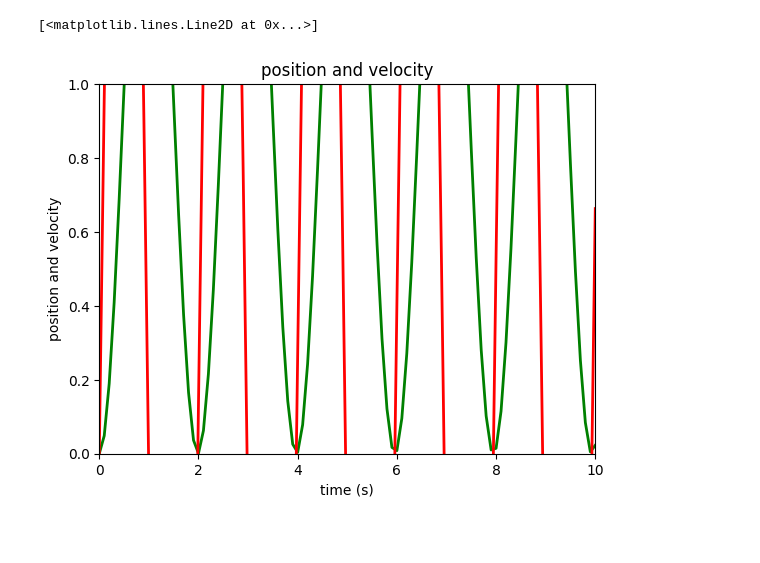
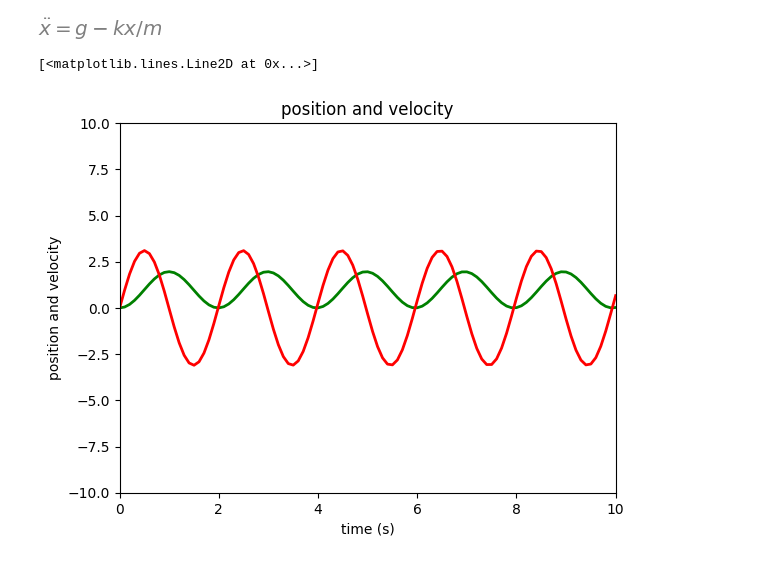
Before and after one commit to tharani2503/Mathematical-Modelling-of-Physical-Systems, a Jupyter notebook: Spring_Mass_System/Spring_Mass.ipynb, the cells around one changed output. Cells and saved outputs as stored; diff of their text form; code cells hidden in the pictures; blank space fills up the shorter version.

```diff
--- a/Spring_Mass_System/Spring_Mass.ipynb
+++ b/Spring_Mass_System/Spring_Mass.ipynb
@@ -22,3 +13,14 @@ Eq(acc,sln)
+# %%
+## Defining Lagrangian
+KE= 0.5*m*(vel**2)
+PE=0.5*k*(x**2) - m*g*x
+
+lgr= KE - PE
+eqn=diff(diff(lgr,vel),t) - diff(lgr,x)
+sln=solve(eqn,acc)[0]
+Eq(acc,sln)
+# %% [output]
+[figure, added]
 # %%
 ## solve the GE
 ##import Modules
@@ -41,18 +43,18 @@ t=sol.t
 # %%
 ## import modules
 import matplotlib.pyplot as plt
 from matplotlib.animation import Animation
 
 # plot spring mass system
 fig_curve,ax=plt.subplots()
 
 ax.set_title("position and velocity")
 ax.set_xlim(0,10)
-ax.set_ylim()
+ax.set_ylim(-10,10)
 ax.set_xlabel("time (s)")
 ax.set_ylabel("position and velocity")
 ax.plot(t,x,"g",lw=2)
 ax.plot(t,vel,"r",lw=2)
 # %% [output]
 [<matplotlib.lines.Line2D at 0x...>]
-[figure, old version]
+[figure, new version]
```
Also changed, not shown: parts of 1 cell of this notebook.
